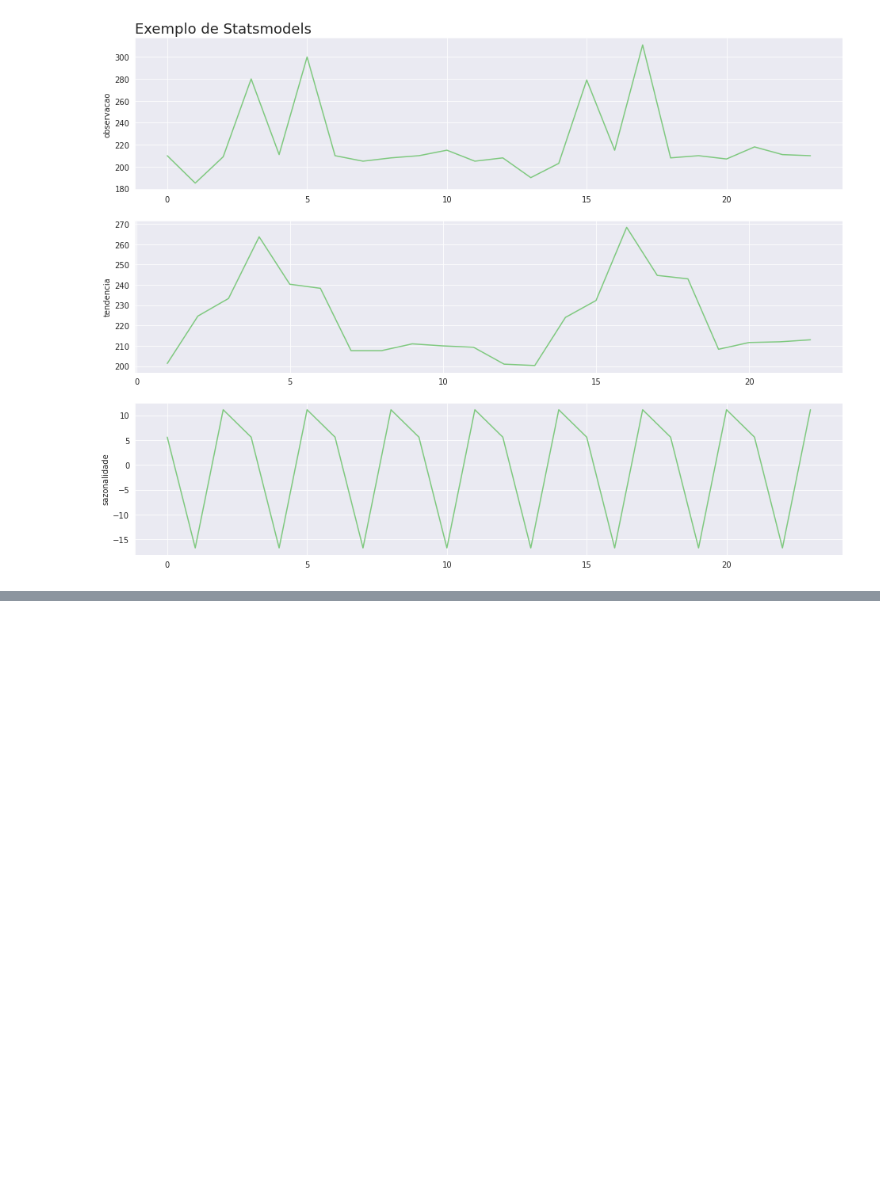
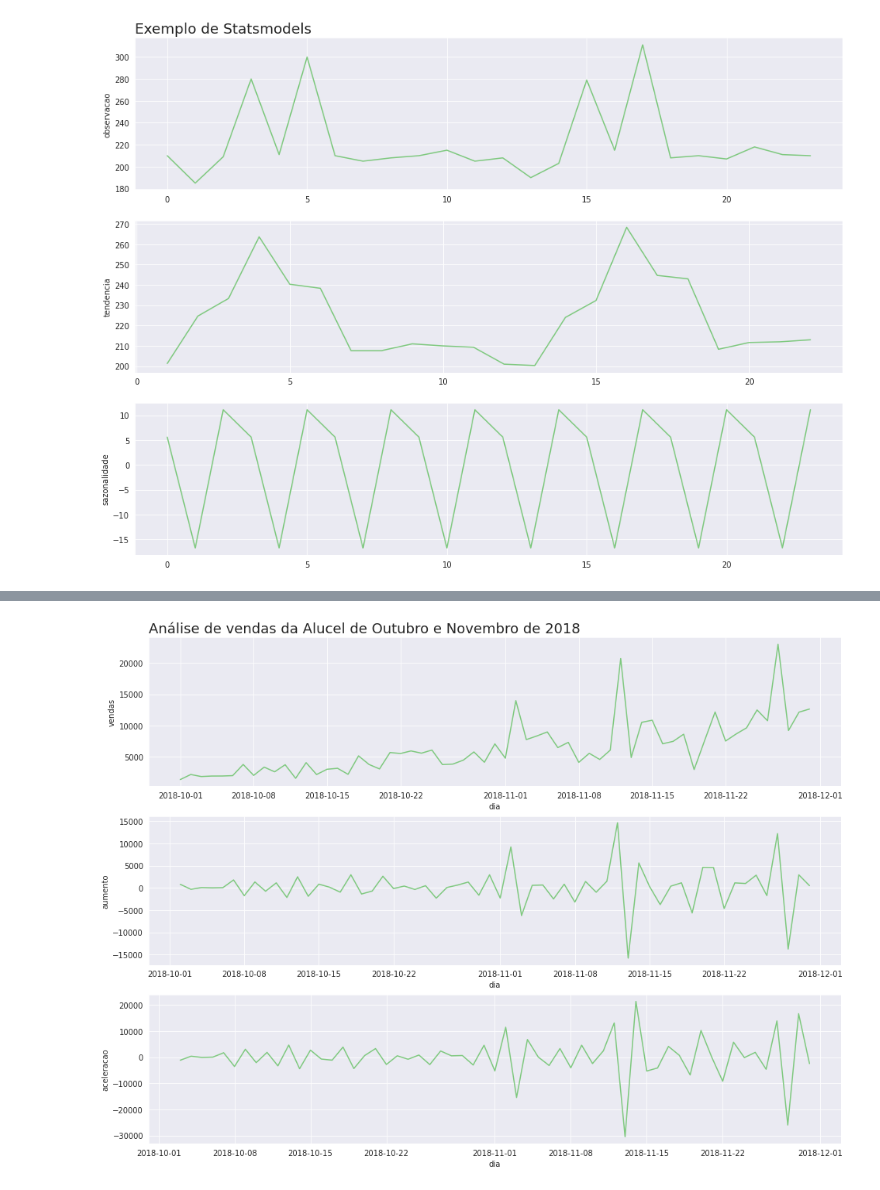
Before and after one commit to brunatoloti/data-science-alura-cursos, a Jupyter notebook: Data Science: Introdução a análise de séries temporais/Time_Series.ipynb, the cells around one changed output, grey strips where cells are left out. Saved outputs shown, nothing was run; the diff lists cells and outputs as text; code cells hidden in the pictures; blank space fills up the shorter version.

Commit message:
Adicionando notebook final do curso.

```diff
--- a/Data Science: Introdução a análise de séries temporais/Time_Series.ipynb
+++ b/Data Science: Introdução a análise de séries temporais/Time_Series.ipynb
@@ -751,0 +768,3 @@ plot_comparacao(resultado.index,
+# %%
+alucel = pd.read_csv('/content/drive/MyDrive/Curso Alura/Data Science: Introdução a análise de séries temporais/Dados/alucel.csv')
+alucel.head()
@@ -751,0 +792,3 @@ plot_comparacao(resultado.index,
+# %%
+alucel['dia'] = pd.to_datetime(alucel['dia'])
+alucel.dtypes
@@ -751,0 +815,4 @@ plot_comparacao(resultado.index,
+# %%
+alucel['aumento'] = alucel['vendas'].diff()
+alucel['aceleracao'] = alucel['aumento'].diff()
+alucel.head()
@@ -751,0 +826,9 @@ plot_comparacao(resultado.index,
+# %%
+plot_comparacao('dia',
+                'vendas',
+                'aumento',
+                'aceleracao',
+                alucel,
+                'Análise de vendas da Alucel de Outubro e Novembro de 2018')
+# %% [output]
+[figure, added]
```
Also changed, not shown: parts of 30 cells of this notebook.
